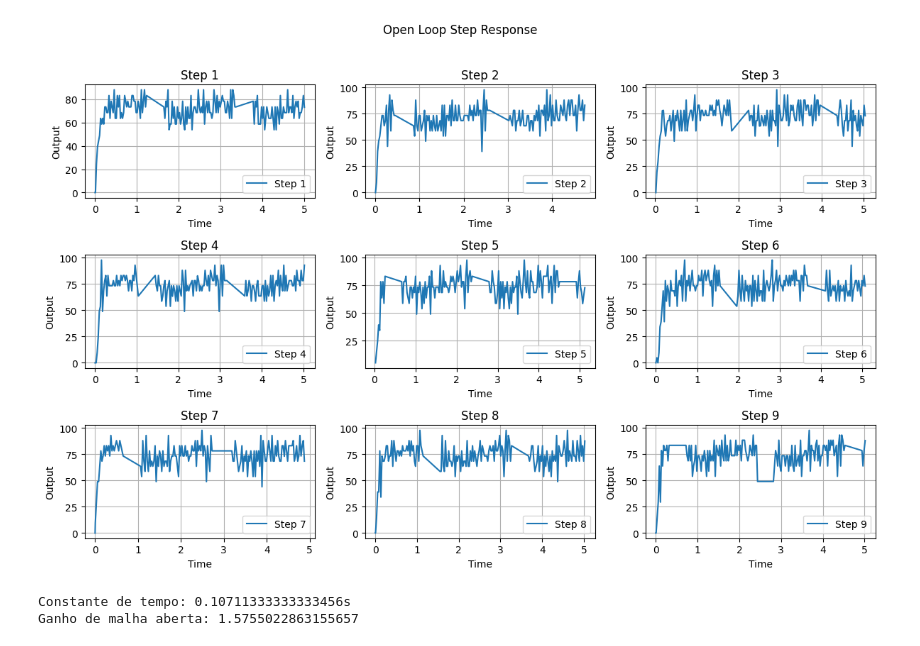
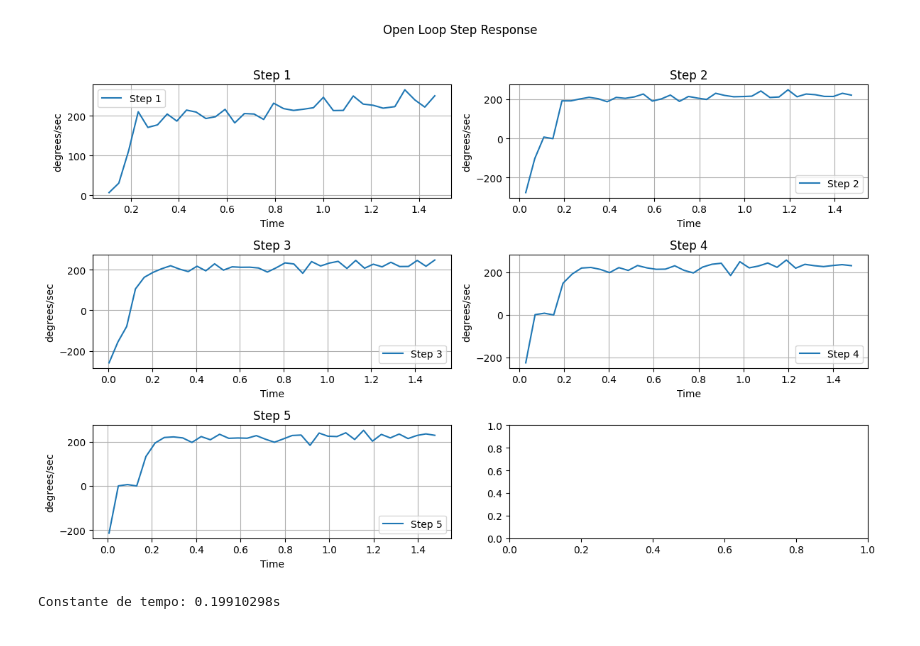
Before and after one commit to Telepresence-UFABC/Controller, a Jupyter notebook: plot_data/dataviz.ipynb, the cells around one changed output. Cells and saved outputs as stored; diff of their text form; code cells hidden in the pictures.

```diff
--- a/plot_data/dataviz.ipynb
+++ b/plot_data/dataviz.ipynb
@@ -50,30 +7,29 @@ plt.show()
 # %%
-fig, axs = plt.subplots(3, 3, figsize=(12, 8))
+fig, axs = plt.subplots(3, 2, figsize=(12, 8))
 fig.suptitle('Open Loop Step Response')
 
-for i in range(1, 10):
-    file_path = f'../logs/data/11_12/step_open_loop_{i}.csv'
-    df = pd.read_csv(file_path)
-    ss_speed = df.query("Time >= 1").Output.mean()
-    tau.append(df.loc[df["Output"] >= 0.63*ss_speed].iloc[0, 0])
-    row, col = divmod(i-1, 3)
-    axs[row, col].plot(df['Time'], df['Output'], label=f'Step {i}')
+for i in range(1, 6):
+    file_path = f'/home/nikolas/Documents/GitHub/Controller/logs/pan/{i}_step_open_loop PAN.csv'
+    df = pd.read_csv(file_path).query("Tempo <= 1.5")
+    row, col = divmod(i-1, 2)
+
+    ss_speed = df.query("Tempo >= 0.2 and Tempo <= 1.2").Saída.mean()
+    tau.append(df.loc[df["Saída"] >= 0.63*ss_speed].iloc[0, 0])
+
+    axs[row, col].plot(df['Tempo'], df['Saída'], label=f'Step {i}')
     axs[row, col].set_title(f'Step {i}')
     axs[row, col].set_xlabel('Time')
-    axs[row, col].set_ylabel('Output')
+    axs[row, col].set_ylabel('degrees/sec')
     axs[row, col].legend()
     axs[row, col].grid(True)
 
 plt.tight_layout(rect=(0, 0, 1, 0.96))
 
 plt.show()
 # %% [output]
-[figure, old version]
+[figure, new version]
 # %%
 tau = np.array(tau)
-ss_err = np.array(ss_err)
 print(f"Constante de tempo: {tau.mean()}s")
-print(f"Ganho de malha aberta: {1/ss_err.mean()}")
 # %% [output]
-Constante de tempo: 0.10711333333333456s
-Ganho de malha aberta: 1.5755022863155657
+Constante de tempo: 0.19910298s
```
Also changed, not shown: parts of 10 cells of this notebook, 19 other files.
